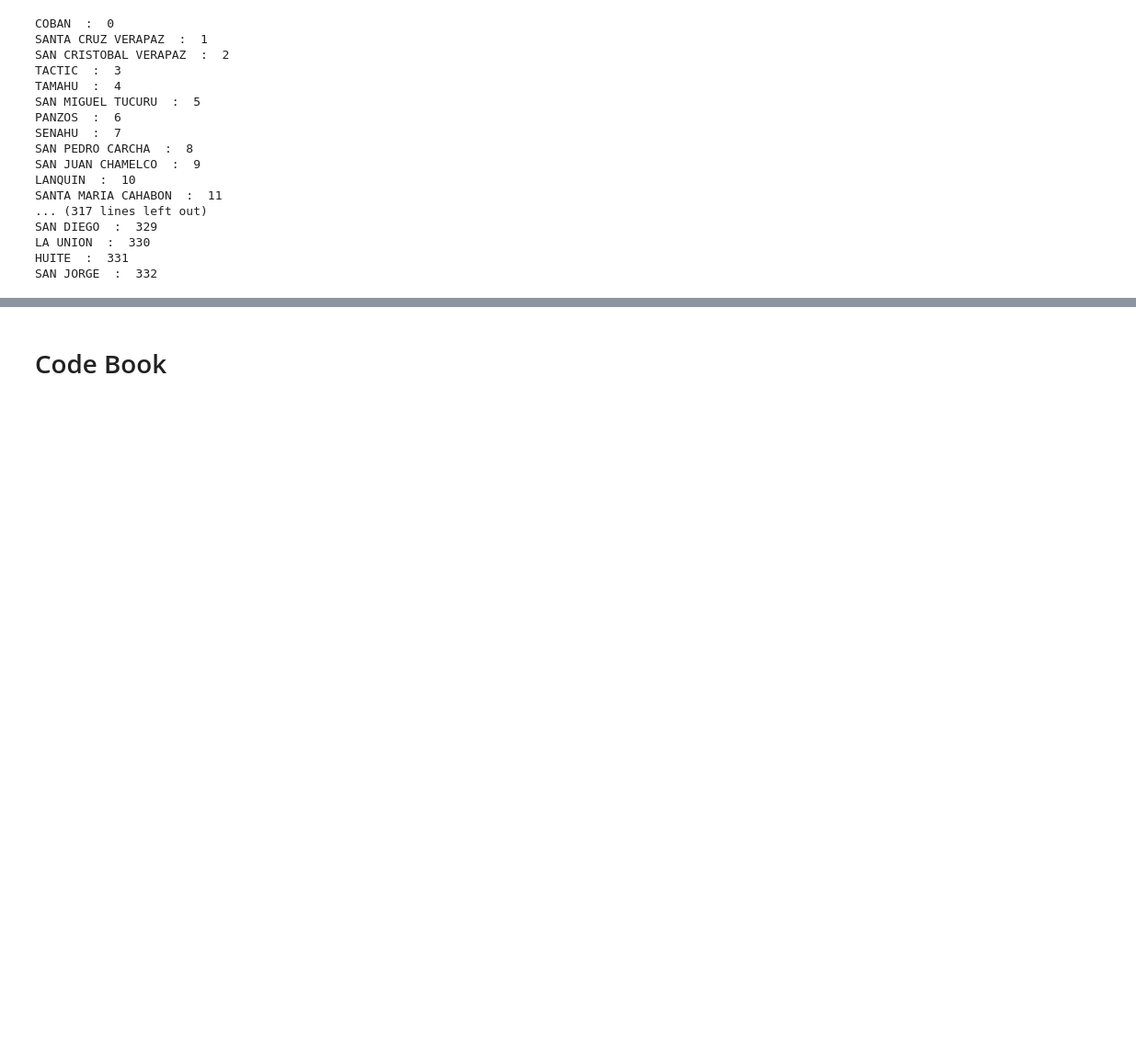
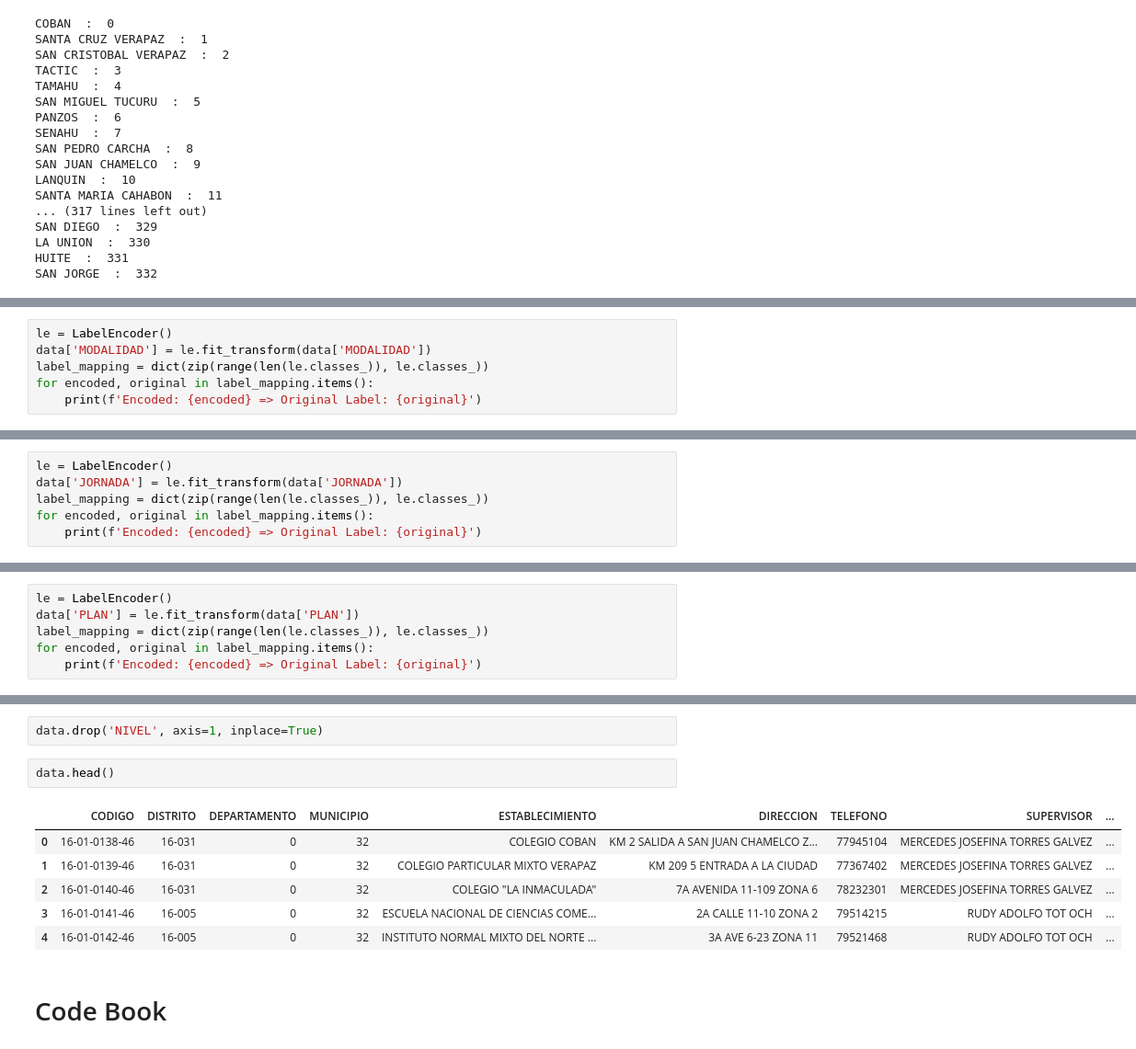
Before and after one commit to MGonza20/Proyecto1_DataScience, a Jupyter notebook: entrega01.ipynb, the cells around one changed output, grey strips where cells are left out. Shown: that part at 92% size. Drawn from its saved outputs; the diff is of its cells as text; blank space fills up the shorter version.

```diff
--- a/entrega01.ipynb
+++ b/entrega01.ipynb
@@ -316,0 +343,6 @@ Name: SUPERVISOR, dtype: object
+# %%
+le = LabelEncoder()
+data['MODALIDAD'] = le.fit_transform(data['MODALIDAD'])
+label_mapping = dict(zip(range(len(le.classes_)), le.classes_))
+for encoded, original in label_mapping.items():
+    print(f'Encoded: {encoded} => Original Label: {original}')
@@ -316,0 +352,6 @@ Name: SUPERVISOR, dtype: object
+# %%
+le = LabelEncoder()
+data['JORNADA'] = le.fit_transform(data['JORNADA'])
+label_mapping = dict(zip(range(len(le.classes_)), le.classes_))
+for encoded, original in label_mapping.items():
+    print(f'Encoded: {encoded} => Original Label: {original}')
@@ -316,0 +365,6 @@ Name: SUPERVISOR, dtype: object
+# %%
+le = LabelEncoder()
+data['PLAN'] = le.fit_transform(data['PLAN'])
+label_mapping = dict(zip(range(len(le.classes_)), le.classes_))
+for encoded, original in label_mapping.items():
+    print(f'Encoded: {encoded} => Original Label: {original}')
@@ -317,3 +385,14 @@ Name: SUPERVISOR, dtype: object
+# %%
+data.drop('NIVEL', axis=1, inplace=True)
+# %%
+data.head()
+# %% [output]
+|  | CODIGO | DISTRITO | DEPARTAMENTO | MUNICIPIO | ESTABLECIMIENTO | DIRECCION | TELEFONO | SUPERVISOR | ... |
+| 0 | 16-01-0138-46 | 16-031 | 0 | 32 | COLEGIO COBAN | KM 2 SALIDA A SAN JUAN CHAMELCO Z... | 77945104 | MERCEDES JOSEFINA TORRES GALVEZ | ... |
+| 1 | 16-01-0139-46 | 16-031 | 0 | 32 | COLEGIO PARTICULAR MIXTO VERAPAZ | KM 209 5 ENTRADA A LA CIUDAD | 77367402 | MERCEDES JOSEFINA TORRES GALVEZ | ... |
+| 2 | 16-01-0140-46 | 16-031 | 0 | 32 | COLEGIO "LA INMACULADA" | 7A AVENIDA 11-109 ZONA 6 | 78232301 | MERCEDES JOSEFINA TORRES GALVEZ | ... |
+| 3 | 16-01-0141-46 | 16-005 | 0 | 32 | ESCUELA NACIONAL DE CIENCIAS COME... | 2A CALLE 11-10 ZONA 2 | 79514215 | RUDY ADOLFO TOT OCH | ... |
+| 4 | 16-01-0142-46 | 16-005 | 0 | 32 | INSTITUTO NORMAL MIXTO DEL NORTE ... | 3A AVE 6-23 ZONA 11 | 79521468 | RUDY ADOLFO TOT OCH | ... |
 # %% [markdown]
 # Code Book
 # %% [markdown]
```
Also changed, not shown: parts of 12 cells of this notebook, 1 other file.
